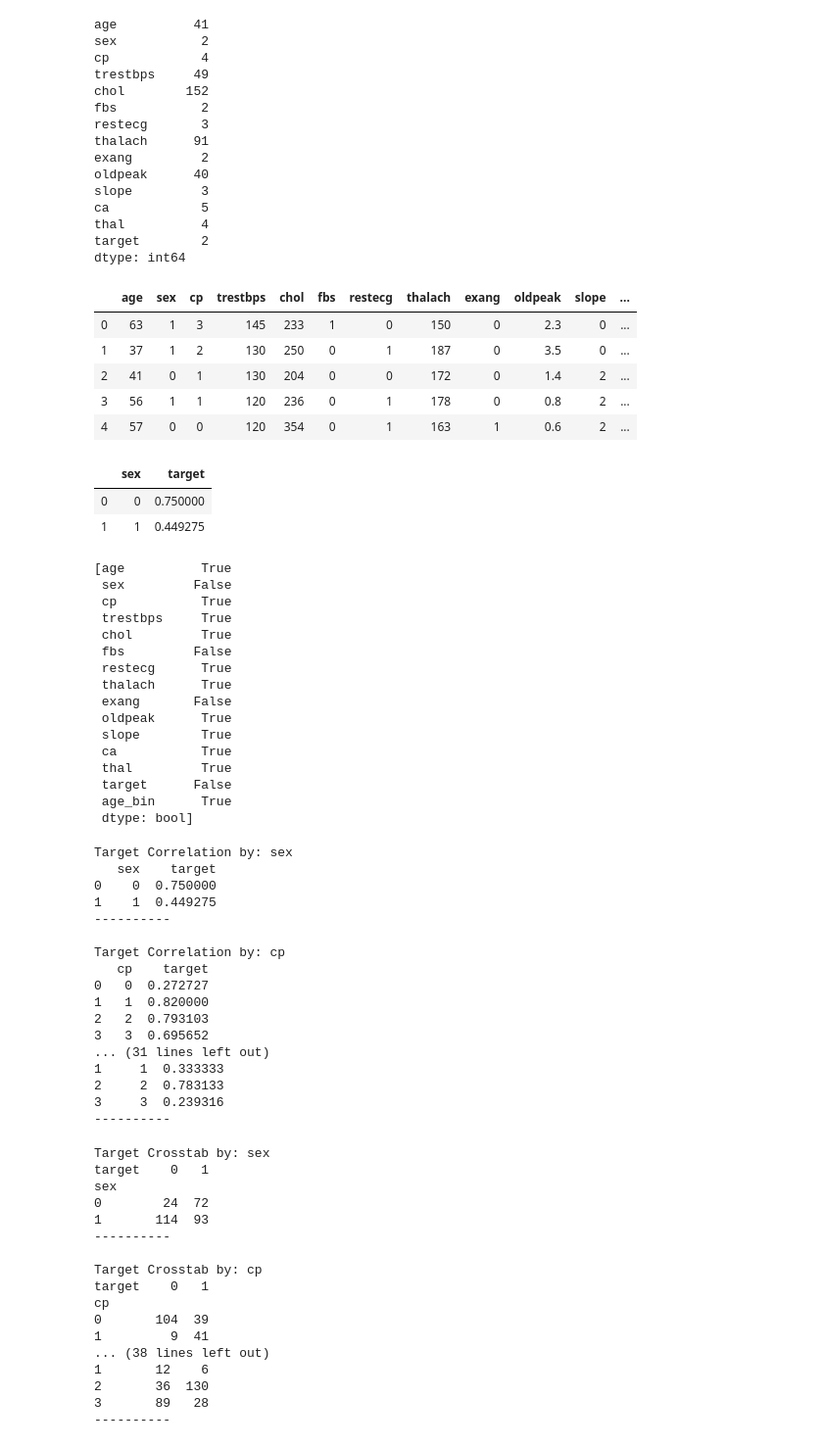
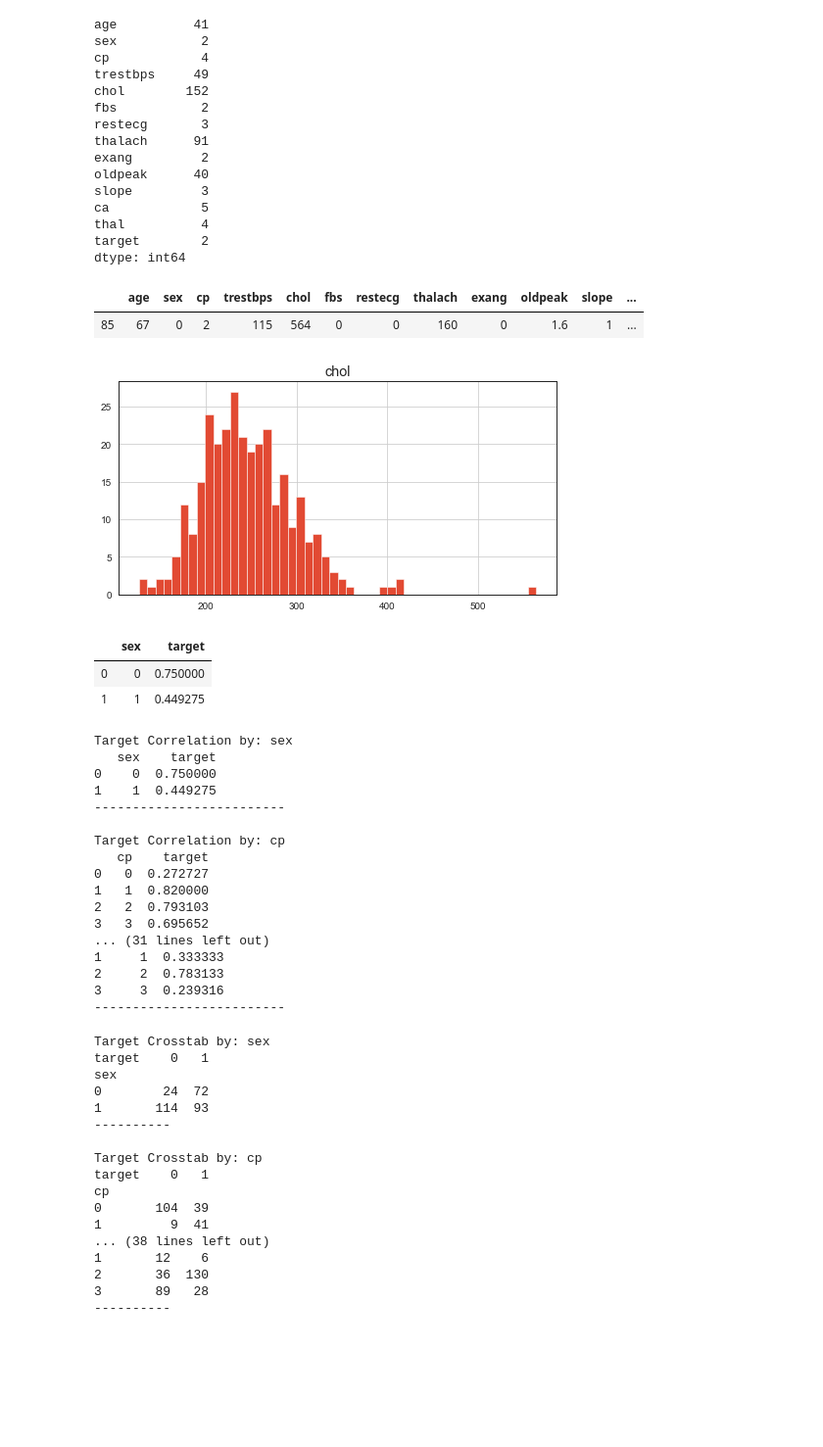
Before and after one commit to kovusseyit/Heart_UCI, a Jupyter notebook: heart_uci.ipynb, the cells around one changed output. Shown at 98% size. Cells and saved outputs as stored; diff of their text form; code cells hidden in the pictures; blank space fills up the shorter version.

```diff
--- a/heart_uci.ipynb
+++ b/heart_uci.ipynb
@@ -215,37 +218,18 @@ hdata['age_bin'] = pd.cut(hdata['age'], [20, 30, 40, 50, 60, 70])
-# %%
-hdata.head()
-# %% [output]
-|  | age | sex | cp | trestbps | chol | fbs | restecg | thalach | exang | oldpeak | slope | ... |
-| 0 | 63 | 1 | 3 | 145 | 233 | 1 | 0 | 150 | 0 | 2.3 | 0 | ... |
-| 1 | 37 | 1 | 2 | 130 | 250 | 0 | 1 | 187 | 0 | 3.5 | 0 | ... |
-| 2 | 41 | 0 | 1 | 130 | 204 | 0 | 0 | 172 | 0 | 1.4 | 2 | ... |
-| 3 | 56 | 1 | 1 | 120 | 236 | 0 | 1 | 178 | 0 | 0.8 | 2 | ... |
-| 4 | 57 | 0 | 0 | 120 | 354 | 0 | 1 | 163 | 1 | 0.6 | 2 | ... |
+# %%
+hdata.loc[(hdata.chol > 500) & (hdata.target==1)]
+# %% [output]
+|  | age | sex | cp | trestbps | chol | fbs | restecg | thalach | exang | oldpeak | slope | ... |
+| 85 | 67 | 0 | 2 | 115 | 564 | 0 | 0 | 160 | 0 | 1.6 | 1 | ... |
+# %%
+hdata.hist(column='chol', grid=True, figsize=(8,4), bins=hdata.age.max()-hdata.age.min());
+# %% [output]
+[figure, added]
 # %%
 hdata[['sex', 'target']].groupby('sex', as_index=False).mean()
 # %% [output]
 |  | sex | target |
 | 0 | 0 | 0.750000 |
 | 1 | 1 | 0.449275 |
-# %%
-[hdata.nunique()!=2]
-# %% [output]
-[age          True
- sex         False
- cp           True
- trestbps     True
- chol         True
- fbs         False
- restecg      True
- thalach      True
- exang       False
- oldpeak      True
- slope        True
- ca           True
- thal         True
- target      False
- age_bin      True
- dtype: bool]
 # %%
 # EXPLORATORY ANALYSIS WITH STATISTICS
 #Discrete Variable Correlation by Target using
@@ -254,13 +238,13 @@ for col in hdata.columns:
     if hdata[col].nunique() < 5 and col != 'target':
         print('Target Correlation by:', col)
         print(hdata[[col, 'target']].groupby(col, as_index=False).mean())
-        print('-'*10, '\n')
+        print('-'*25, '\n')
 # %% [output]
 Target Correlation by: sex
    sex    target
 0    0  0.750000
 1    1  0.449275
-----------
+-------------------------
 
 Target Correlation by: cp
    cp    target
@@ -272,7 +256,7 @@ Target Correlation by: cp
 1     1  0.333333
 2     2  0.783133
 3     3  0.239316
-----------
+-------------------------
 # %%
 #using crosstabs: https://pandas.pydata.org/pandas-docs/stable/generated/pandas.crosstab.html
 for col in hdata.columns:
```
Also changed, not shown: parts of 27 cells of this notebook.
